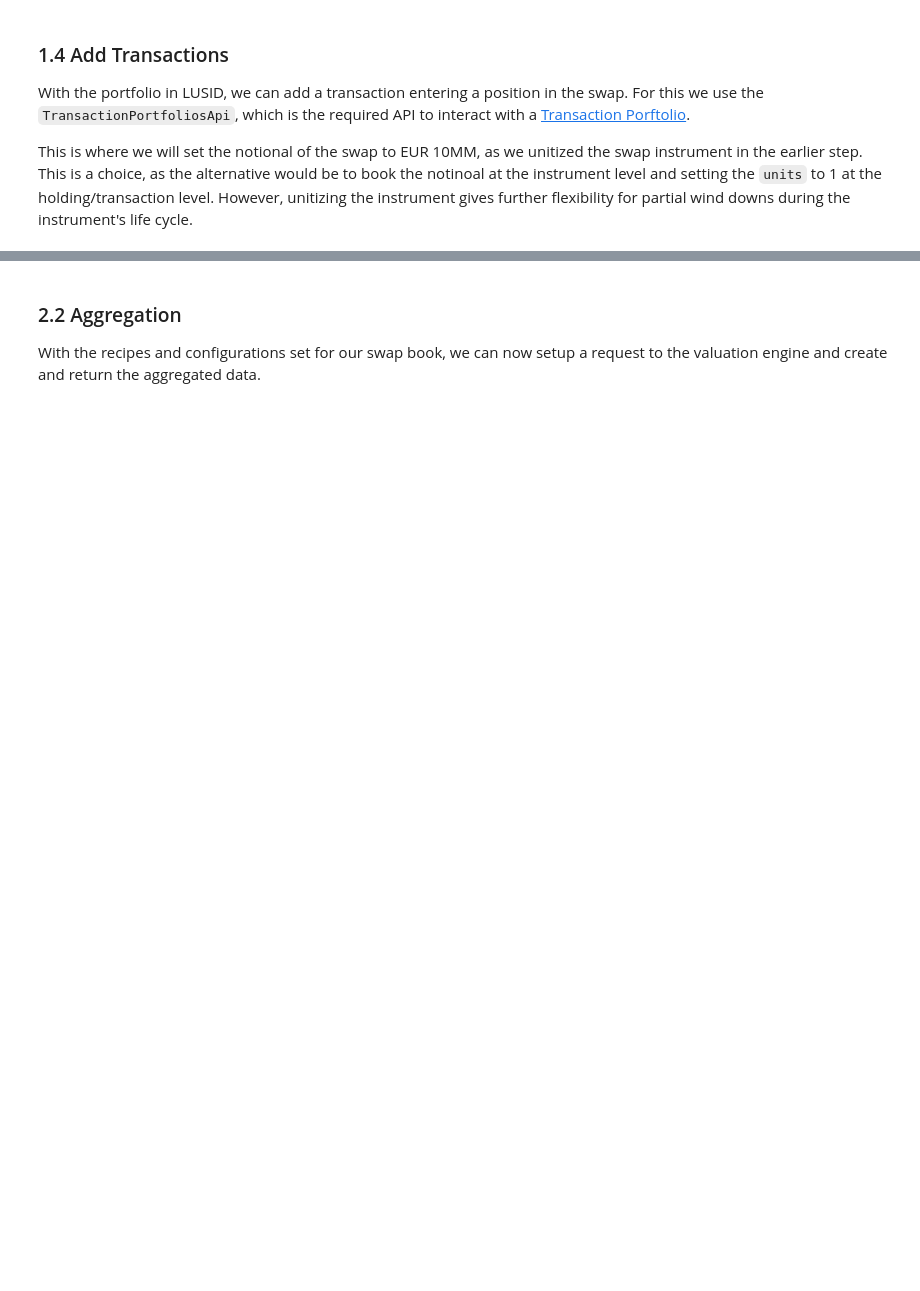
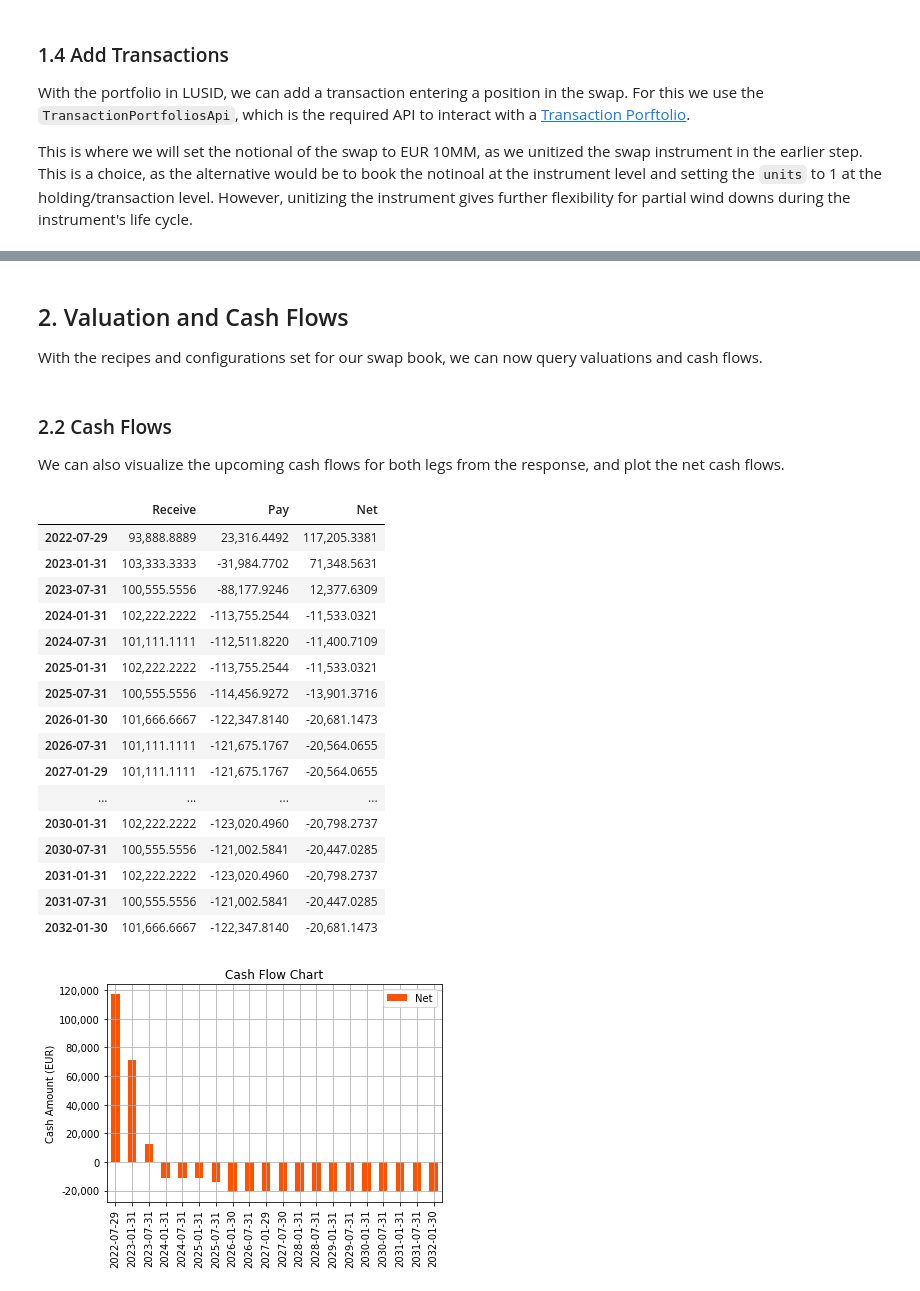
Before and after one commit to fox8090/sample-notebooks, a Jupyter notebook: examples/use-cases/instruments/Interest Rate Swap.ipynb, the cells around one changed output, grey strips where cells are left out. Cells and saved outputs as stored; diff of their text form; code cells hidden in the pictures; blank space fills up the shorter version.

```diff
--- a/examples/use-cases/instruments/Interest Rate Swap.ipynb
+++ b/examples/use-cases/instruments/Interest Rate Swap.ipynb
@@ -572,4 +601,72 @@ Configuration recipe loaded into LUSID at time 2022-06-21 17:48:48.877153+00:00.
 # %% [markdown]
-### 2.2 Aggregation
+## 2. Valuation and Cash Flows
 
-With the recipes and configurations set for our swap book, we can now setup a request to the valuation engine and create and return the aggregated data.
+With the recipes and configurations set for our swap book, we can now  query valuations and cash flows.
+# %% [markdown]
+### 2.2 Cash Flows
+
+We can also visualize the upcoming cash flows for both legs from the response, and plot the net cash flows.
+# %%
+def format_cash_flows_to_df(portfolio_cash_flows_response):
+
+    # We can build a cash flow table from the previous call, beginning by separating pays and recs
+    pays = {
+        element.payment_date: element.amount * -1 for element in portfolio_cash_flows_response.values if element.diagnostics["PayReceive"] == "Pay"
+    }
+    recs = {
+        element.payment_date: element.amount for element in portfolio_cash_flows_response.values if element.diagnostics["PayReceive"] == "Receive"
+    }
+
+    # Join pays and recs
+    data = {
+        element.payment_date.date(): {
+            "Receive": recs.get(element.payment_date),
+            "Pay": pays.get(element.payment_date),
+        } for element in portfolio_cash_flows.values
+    }
+
+    # Create cash flow data frame and add net payments column
+    cash_flows = pd.DataFrame.from_dict(data, orient="index")
+    cash_flows['Net'] = cash_flows['Pay'] + cash_flows['Receive']
+
+    return cash_flows
+# %%
+# Request portfolio cash flows
+portfolio_cash_flows = transaction_portfolios_api.get_portfolio_cash_flows(
+    scope=portfolio_scope,
+    code=portfolio_code,
+    effective_at=effective_at,
+    window_start=effective_at,
+    window_end=end_date,
+    recipe_id_scope=market_data_scope,
+    recipe_id_code=recipe_code
+)
+
+cash_flows = format_cash_flows_to_df(portfolio_cash_flows)
+
+ax = cash_flows.plot.bar(y=['Net'], color = ['#ff5200'])
+plt.title('Cash Flow Chart')
+plt.ylabel('Cash Amount (EUR)')
+display(cash_flows)
+ax.yaxis.set_major_formatter(mpl.ticker.StrMethodFormatter('{x:,.0f}'))
+plt.grid()
+plt.show()
+# %% [output]
+|  | Receive | Pay | Net |
+| 2022-07-29 | 93,888.8889 | 23,316.4492 | 117,205.3381 |
+| 2023-01-31 | 103,333.3333 | -31,984.7702 | 71,348.5631 |
+| 2023-07-31 | 100,555.5556 | -88,177.9246 | 12,377.6309 |
+| 2024-01-31 | 102,222.2222 | -113,755.2544 | -11,533.0321 |
+| 2024-07-31 | 101,111.1111 | -112,511.8220 | -11,400.7109 |
+| 2025-01-31 | 102,222.2222 | -113,755.2544 | -11,533.0321 |
+| 2025-07-31 | 100,555.5556 | -114,456.9272 | -13,901.3716 |
+| 2026-01-30 | 101,666.6667 | -122,347.8140 | -20,681.1473 |
+| 2026-07-31 | 101,111.1111 | -121,675.1767 | -20,564.0655 |
+| 2027-01-29 | 101,111.1111 | -121,675.1767 | -20,564.0655 |
+| ... | ... | ... | ... |
+| 2030-01-31 | 102,222.2222 | -123,020.4960 | -20,798.2737 |
+| 2030-07-31 | 100,555.5556 | -121,002.5841 | -20,447.0285 |
+| 2031-01-31 | 102,222.2222 | -123,020.4960 | -20,798.2737 |
+| 2031-07-31 | 100,555.5556 | -121,002.5841 | -20,447.0285 |
+| 2032-01-30 | 101,666.6667 | -122,347.8140 | -20,681.1473 |
+[figure, added]
```
Also changed, not shown: parts of 55 cells of this notebook, 1 other file.
